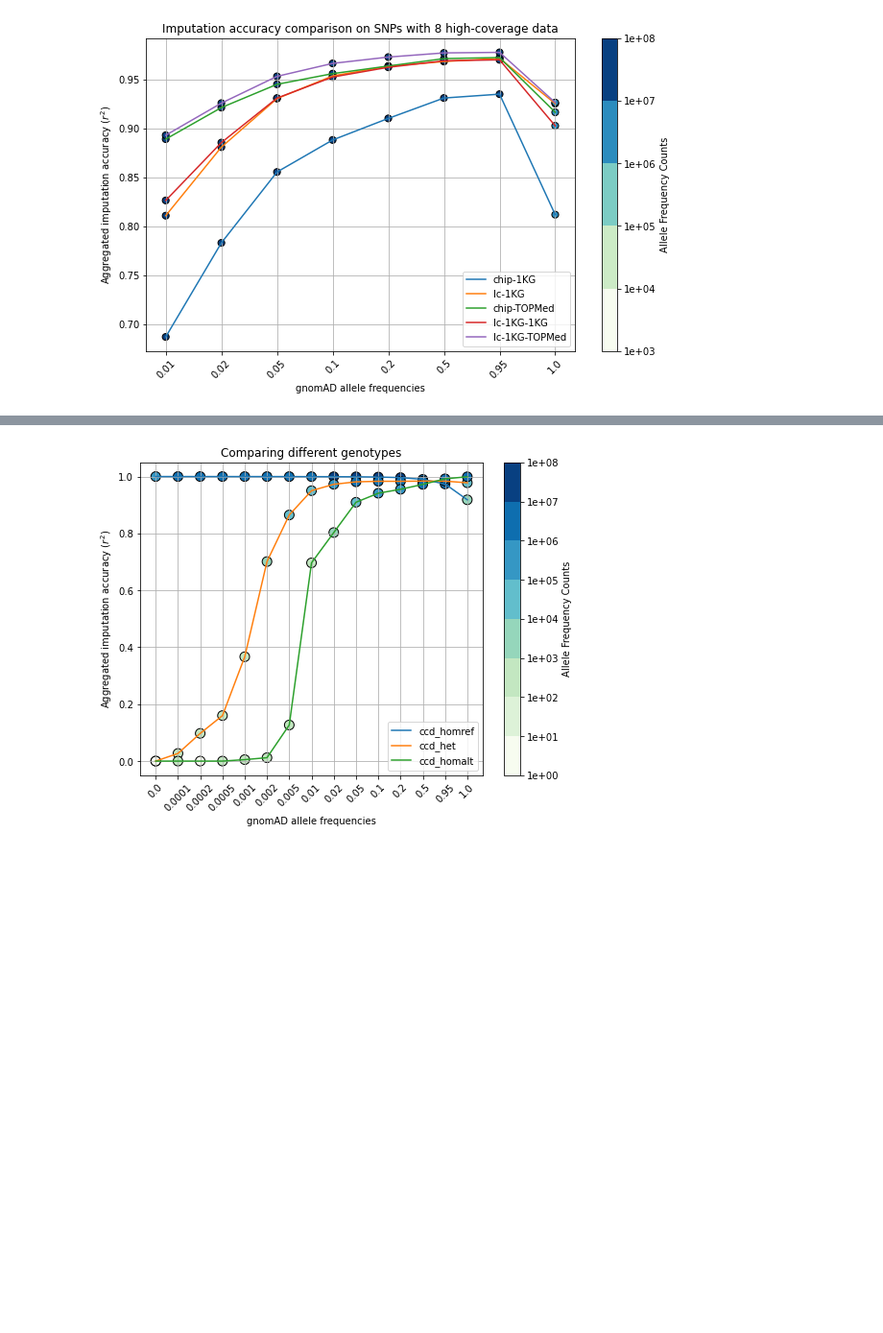
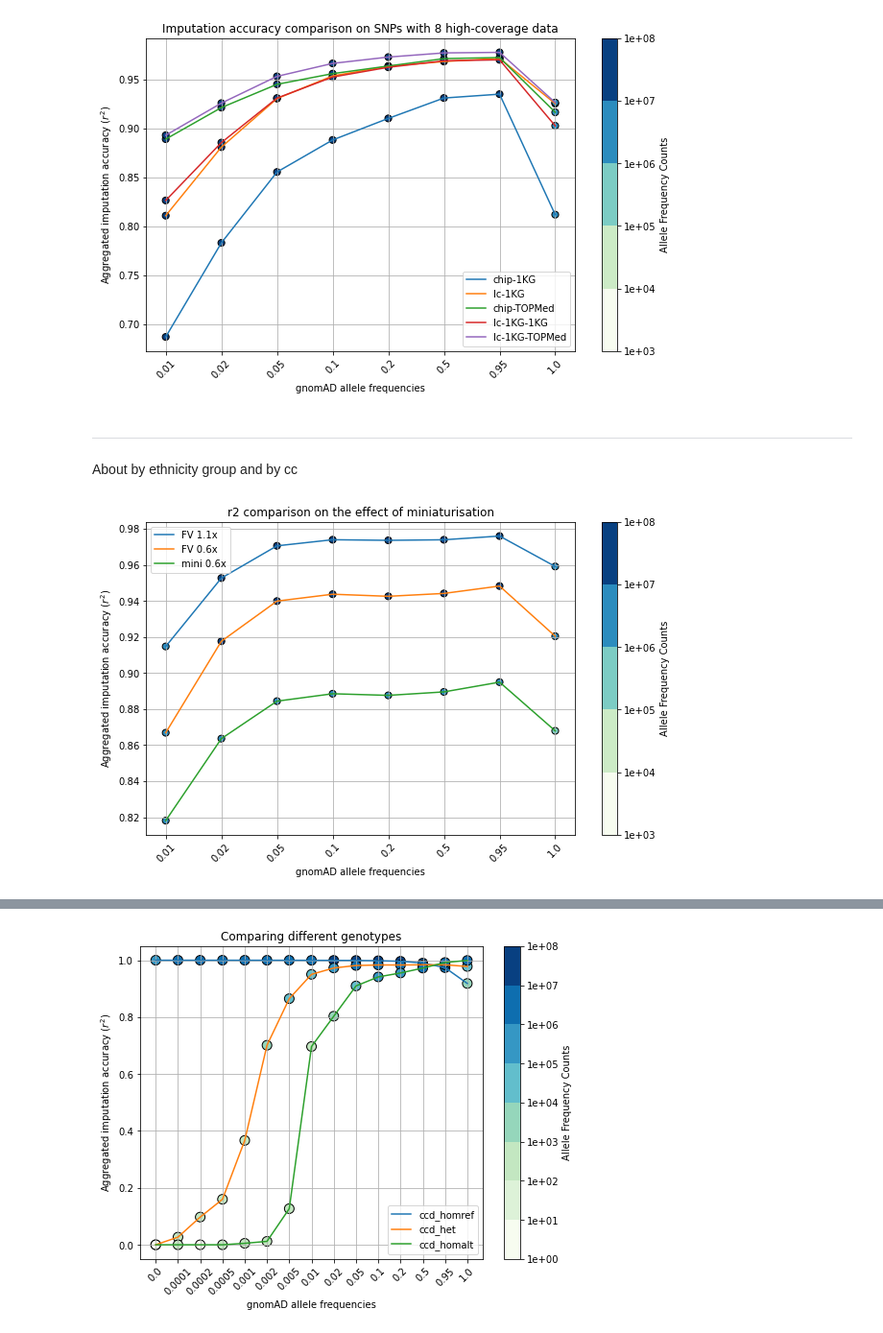
Before and after one commit to Suuuuuuuus/LCWGS_pipeline, a Jupyter notebook: scripts/lcwgs_plot.ipynb, the cells around one changed output, grey strips where cells are left out. Shown at 96% size. Cells and saved outputs as stored; diff of their text form; code cells hidden in the pictures; blank space fills up the shorter version.

```diff
--- a/scripts/lcwgs_plot.ipynb
+++ b/scripts/lcwgs_plot.ipynb
@@ -153,3 +213,6 @@ ax = plt.gca()
 ax.grid()
 # %% [output]
 [figure]
+# %% [markdown]
+---
+About by ethnicity group and by cc
@@ -155,0 +244,41 @@ ax.grid()
+# %%
+labels = ['FV 1.1x', 'FV 0.6x', 'mini 0.6x']
+dfs = [df[['AF', 'r2', 'r2_AC']] for df in impaccs]
+t = 0.01
+title = 'r2 comparison on the effect of miniaturisation'
+
+plt.figure(figsize=(10, 6))
+ax = plt.subplot(1, 1, 1)
+plt.grid(False)
+
+cmap = plt.get_cmap('GnBu')
+magnitude = 5
+bounds = np.logspace(3, 8, magnitude+1)
+norm = mcolors.BoundaryNorm(bounds, cmap.N)
+fmt = lambda x, pos: '{:.0e}'.format(x)
+
+for i in range(len(dfs)):
+    triplet = dfs[i][dfs[i]['AF'] >= t]
+    c0, c1, c2 = tuple(list(triplet.columns))
+
+    label = c1 if labels is None else labels[i]
+
+    x = np.arange(triplet.shape[0])
+    afs = triplet[c0]
+    vals = triplet[c1]
+    color = triplet[c2]
+
+    plt.plot(x, vals, label = label)
+    plt.xticks(x, afs, rotation = 45)
+
+    im = ax.scatter(x, vals, c=color, edgecolor='black', cmap=cmap, norm=norm, s = 50)
+plt.colorbar(im, boundaries=bounds, ticks = bounds, format=FuncFormatter(fmt), label='Allele Frequency Counts')
+
+plt.xlabel('gnomAD allele frequencies')
+plt.title(title)
+plt.legend()
+plt.ylabel('Aggregated imputation accuracy ($r^2$)')
+ax = plt.gca()
+ax.grid()
+# %% [output]
+[figure, added]
```
Also changed, not shown: parts of 8 cells of this notebook, 1 other file.
